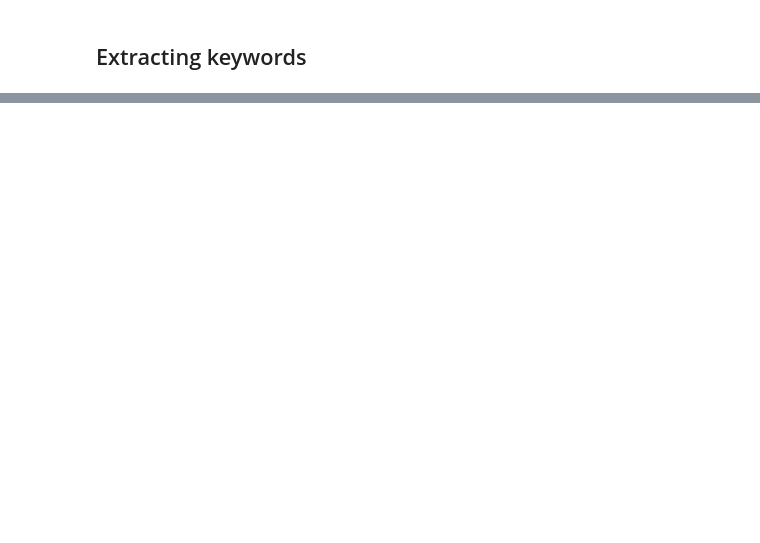
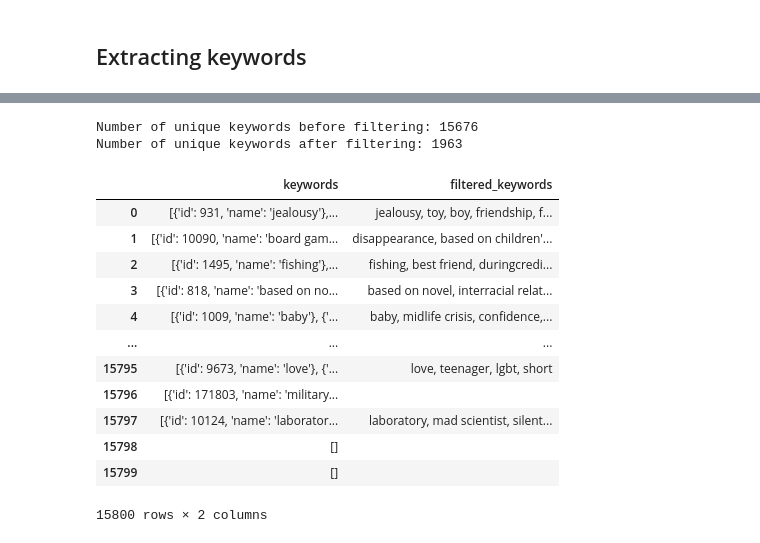
Before and after one commit to SanAntonik/MRS, a Jupyter notebook: DA_skill_showcase/MRS.ipynb, the cells around one changed output, grey strips where cells are left out. Drawn from its saved outputs; the diff is of its cells as text; code cells hidden in the pictures; blank space fills up the shorter version.

Commit message:
Extract keywords

```diff
--- a/DA_skill_showcase/MRS.ipynb
+++ b/DA_skill_showcase/MRS.ipynb
@@ -566,0 +574,19 @@ df[df["title"] == "The Empire Strikes Back"][["title", "release_date", "runtime"
+# %%
+from collections import Counter
+import pandas as pd
+
+# Convert the string representations to actual dictionaries
+df["keywords"] = df["keywords"].apply(literal_eval)
+# Flatten the list of dictionaries in the 'keywords' column
+keywords = [keyword["name"] for sublist in df["keywords"] for keyword in sublist]
+# Count the frequencies of each keyword
+keyword_counts = Counter(keywords)
+# Sort the keywords based on their frequencies in descending order
+sorted_keywords = sorted(keyword_counts.items(), key=lambda x: x[1], reverse=True)
+# Remove keywords that rarely occur
+sorted_keywords_filtered = [(keyword, count) for keyword, count in sorted_keywords if count > 9]
+# Create a set of keywords that appear in sorted_keywords_filtered
+filtered_keywords_set = set([keyword for keyword, _ in sorted_keywords_filtered])
+# Print the sorted and filtered keywords
+for keyword, count in sorted_keywords_filtered[:10]:
+    print(f"{keyword}: {count}")
@@ -566,0 +604,35 @@ df[df["title"] == "The Empire Strikes Back"][["title", "release_date", "runtime"
+# %%
+# Print the number of unique keywords
+num_unique_keywords_before = len(keyword_counts)
+print(f"Number of unique keywords before filtering: {num_unique_keywords_before}")
+num_unique_keywords_after = len(sorted_keywords_filtered)
+print(f"Number of unique keywords after filtering: {num_unique_keywords_after}")
+# %% [output]
+Number of unique keywords before filtering: 15676
+Number of unique keywords after filtering: 1963
+# %%
+def filter_keywords(keywords_list):
+    filtered_keywords = []
+    for keyword in keywords_list:
+        if keyword["name"] in filtered_keywords_set:
+            filtered_keywords.append(keyword["name"])
+    return ", ".join(filtered_keywords)
+
+# Add a new column 'filtered_keywords' to the DataFrame
+df['filtered_keywords'] = df['keywords'].apply(filter_keywords)
+# %%
+df[["keywords", "filtered_keywords"]]
+# %% [output]
+|  | keywords | filtered_keywords |
+| 0 | [{'id': 931, 'name': 'jealousy'},... | jealousy, toy, boy, friendship, f... |
+| 1 | [{'id': 10090, 'name': 'board gam... | disappearance, based on children'... |
+| 2 | [{'id': 1495, 'name': 'fishing'},... | fishing, best friend, duringcredi... |
+| 3 | [{'id': 818, 'name': 'based on no... | based on novel, interracial relat... |
+| 4 | [{'id': 1009, 'name': 'baby'}, {'... | baby, midlife crisis, confidence,... |
+| ... | ... | ... |
+| 15795 | [{'id': 9673, 'name': 'love'}, {'... | love, teenager, lgbt, short |
+| 15796 | [{'id': 171803, 'name': 'military... |  |
+| 15797 | [{'id': 10124, 'name': 'laborator... | laboratory, mad scientist, silent... |
+| 15798 | [] |  |
+| 15799 | [] |  |
+15800 rows × 2 columns
```
Also changed, not shown: parts of 4 cells of this notebook.
